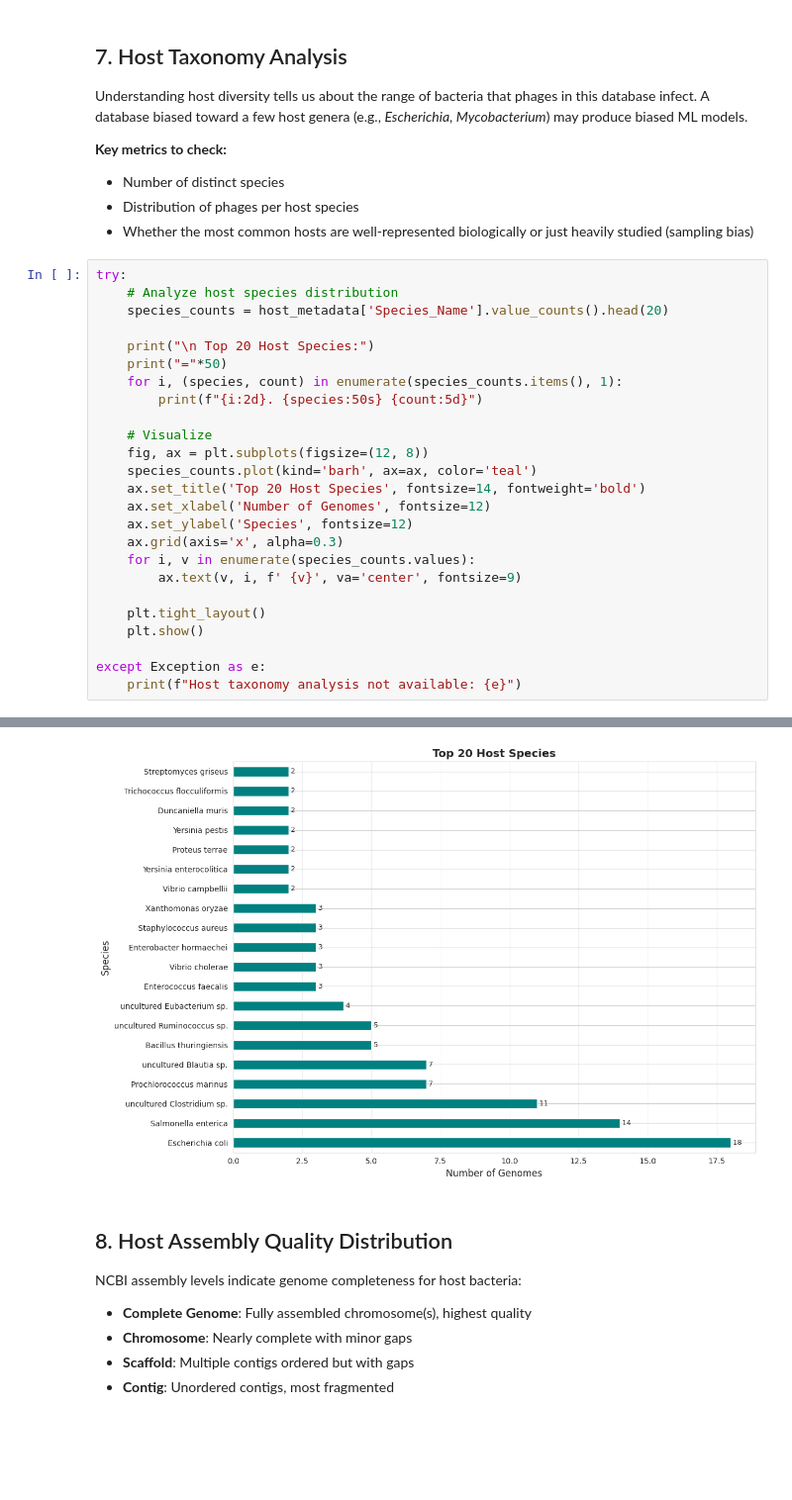
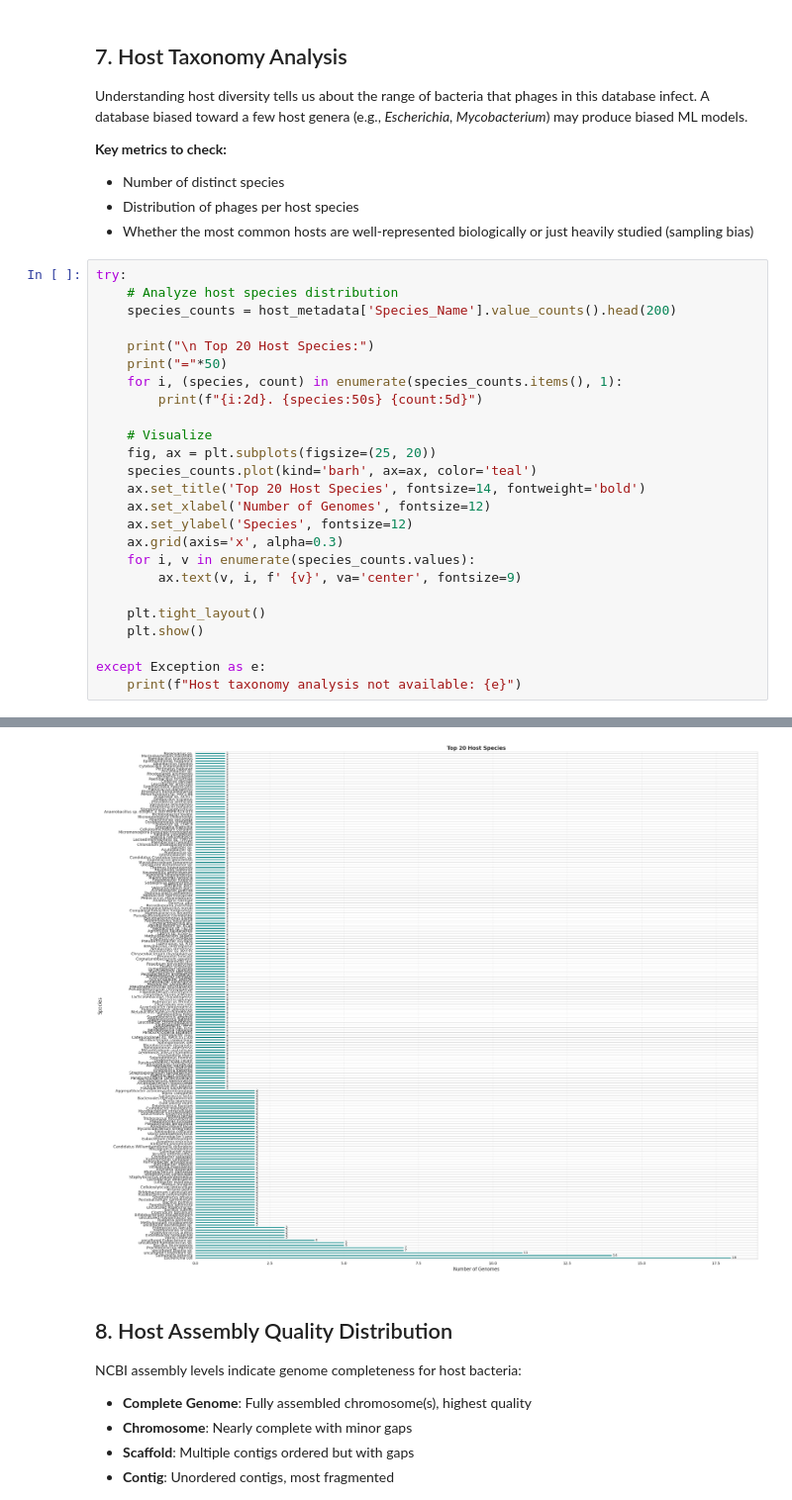
Before and after one commit to ThibaultSchowing/PBI-Scope, a Jupyter notebook: notebooks/01_database_exploration.ipynb, the cells around one changed output, grey strips where cells are left out. Shown at 99% size. Drawn from its saved outputs; the diff is of its cells as text; blank space fills up the shorter version.

```diff
--- a/notebooks/01_database_exploration.ipynb
+++ b/notebooks/01_database_exploration.ipynb
@@ -613,7 +636,7 @@ Understanding host diversity tells us about the range of bacteria that phages in
 # %%
 try:
     # Analyze host species distribution
-    species_counts = host_metadata['Species_Name'].value_counts().head(20)
+    species_counts = host_metadata['Species_Name'].value_counts().head(200)
 
     print("\n Top 20 Host Species:")
     print("="*50)
@@ -621,7 +644,7 @@ try:
         print(f"{i:2d}. {species:50s} {count:5d}")
 
     # Visualize
-    fig, ax = plt.subplots(figsize=(12, 8))
+    fig, ax = plt.subplots(figsize=(25, 20))
     species_counts.plot(kind='barh', ax=ax, color='teal')
     ax.set_title('Top 20 Host Species', fontsize=14, fontweight='bold')
     ax.set_xlabel('Number of Genomes', fontsize=12)
@@ -656,4 +679,4 @@ except Exception as e:
-[figure, old version]
+[figure, new version]
 # %% [markdown]
 ## 8. Host Assembly Quality Distribution
 
```
Also changed, not shown: parts of 14 cells of this notebook.
